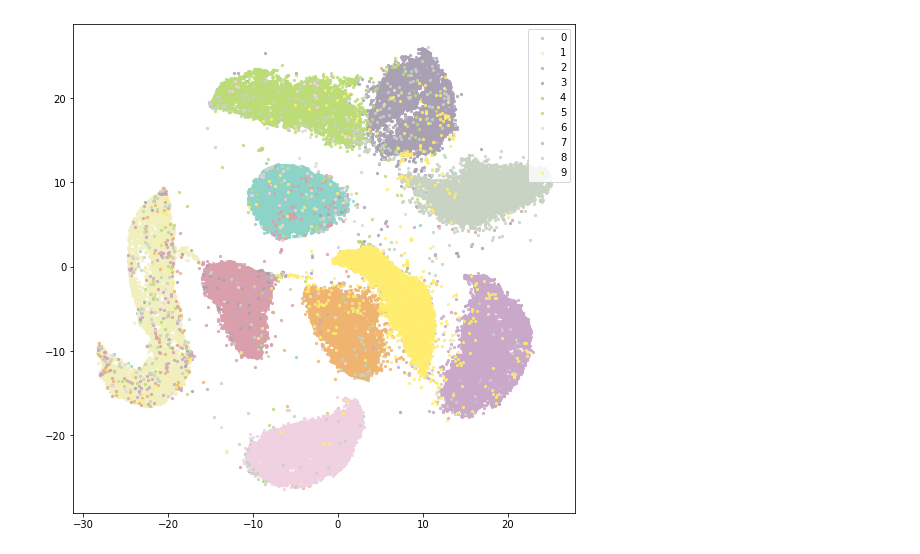
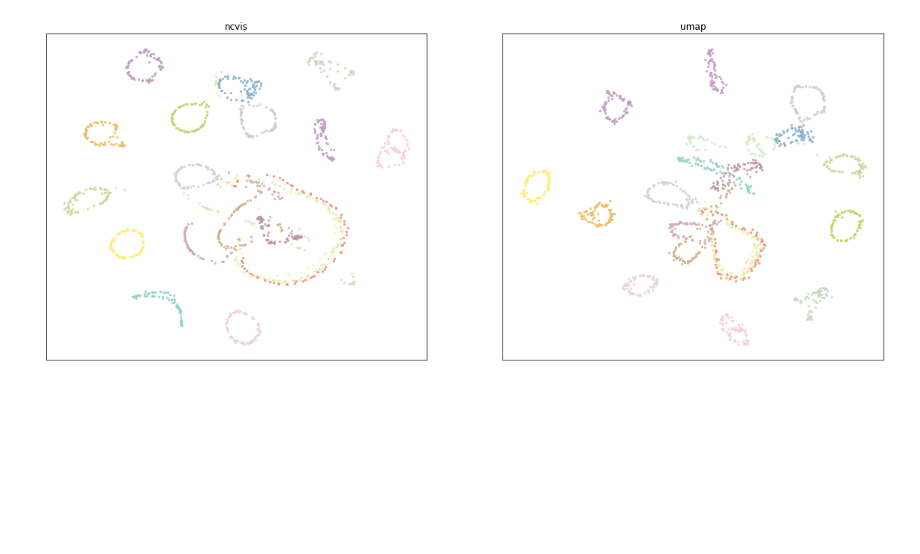
Before and after one commit to stat-ml/ncvis, a Jupyter notebook: examples/benchmark.ipynb, the cells around one changed output. Cells and saved outputs as stored; diff of their text form; code cells hidden in the pictures; blank space fills up the shorter version.

```diff
--- a/examples/benchmark.ipynb
+++ b/examples/benchmark.ipynb
@@ -20,0 +31,8 @@ Wall time: 18.7 s
+# %%
+from umap import UMAP
+
+umap = UMAP(n_neighbors=15, min_dist=0.4, metric='euclidean', n_epochs=60)
+# %%
+%%capture --no-stdout
+%%time
+Ys['umap'] = umap.fit_transform(ds.X)
@@ -20,0 +42,7 @@ Wall time: 18.7 s
+# %%
+from sklearn.manifold import TSNE
+
+tsne = TSNE()
+# %%
+%%time
+Ys['tsne'] = tsne.fit_transform(ds.X)
@@ -21,6 +52,13 @@ Wall time: 18.7 s
 # %%
-fig, ax = plt.subplots(1, 1, figsize=(9, 9))
-utils.scatter_classes(Y, ds.y, ax, marker='.', s=20, alpha=0.8)
+fig, ax = plt.subplots(1, 2, figsize=(20, 8))
+ax = ax.ravel()
+
+for k, (name, Y) in enumerate(Ys.items()):
+    ax[k].set_title(name)
+    ax[k].set_xticks([])
+    ax[k].set_yticks([])
+    utils.scatter_classes(Y, ds.y, ax[k], marker='.', s=20, alpha=0.8,
+                          show_labels=False)
 plt.show()
 # %% [output]
-[figure, old version]
+[figure, new version]
```
Also changed, not shown: parts of 8 cells of this notebook, 11 other files.
